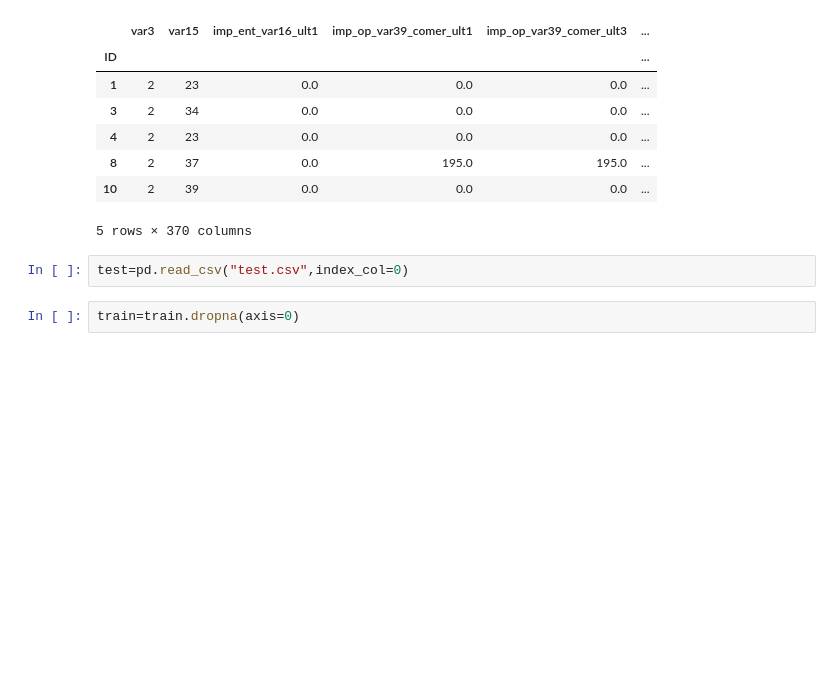
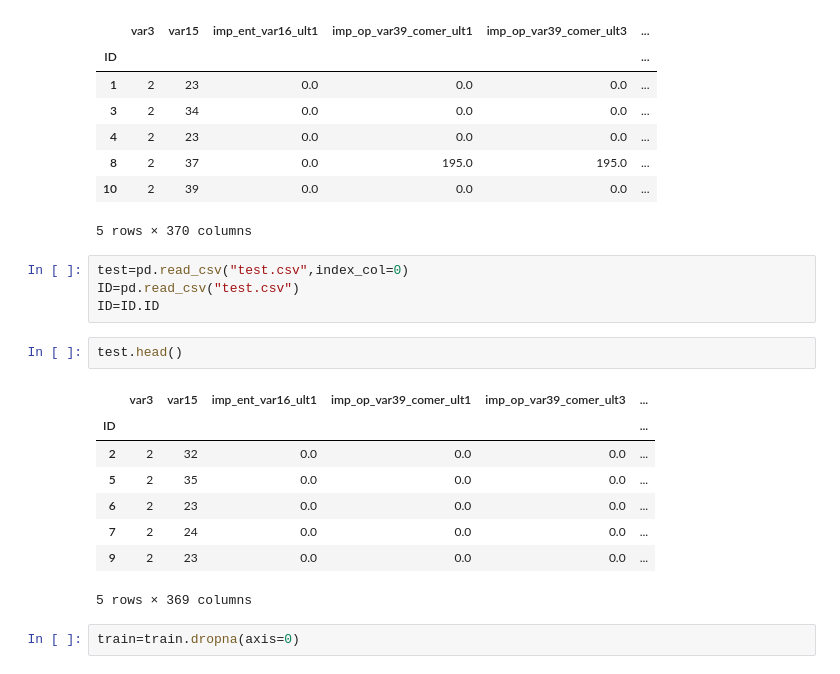
Before and after one commit to skanderborgi/Data-science-projects, a Jupyter notebook: CustomerSatisfaction/CustomerSatisfaction.ipynb, the cells around one changed output. Cells and saved outputs as stored; diff of their text form; blank space fills up the shorter version.

```diff
--- a/CustomerSatisfaction/CustomerSatisfaction.ipynb
+++ b/CustomerSatisfaction/CustomerSatisfaction.ipynb
@@ -67,6 +67,19 @@ train.head()
 5 rows × 370 columns
 # %%
 test=pd.read_csv("test.csv",index_col=0)
+ID=pd.read_csv("test.csv")
+ID=ID.ID
+# %%
+test.head()
+# %% [output]
+|  | var3 | var15 | imp_ent_var16_ult1 | imp_op_var39_comer_ult1 | imp_op_var39_comer_ult3 | ... |
+| ID |  |  |  |  |  | ... |
+| 2 | 2 | 32 | 0.0 | 0.0 | 0.0 | ... |
+| 5 | 2 | 35 | 0.0 | 0.0 | 0.0 | ... |
+| 6 | 2 | 23 | 0.0 | 0.0 | 0.0 | ... |
+| 7 | 2 | 24 | 0.0 | 0.0 | 0.0 | ... |
+| 9 | 2 | 23 | 0.0 | 0.0 | 0.0 | ... |
+5 rows × 369 columns
 # %%
 train=train.dropna(axis=0)
 # %%
```
Also changed, not shown: parts of 22 cells of this notebook.
